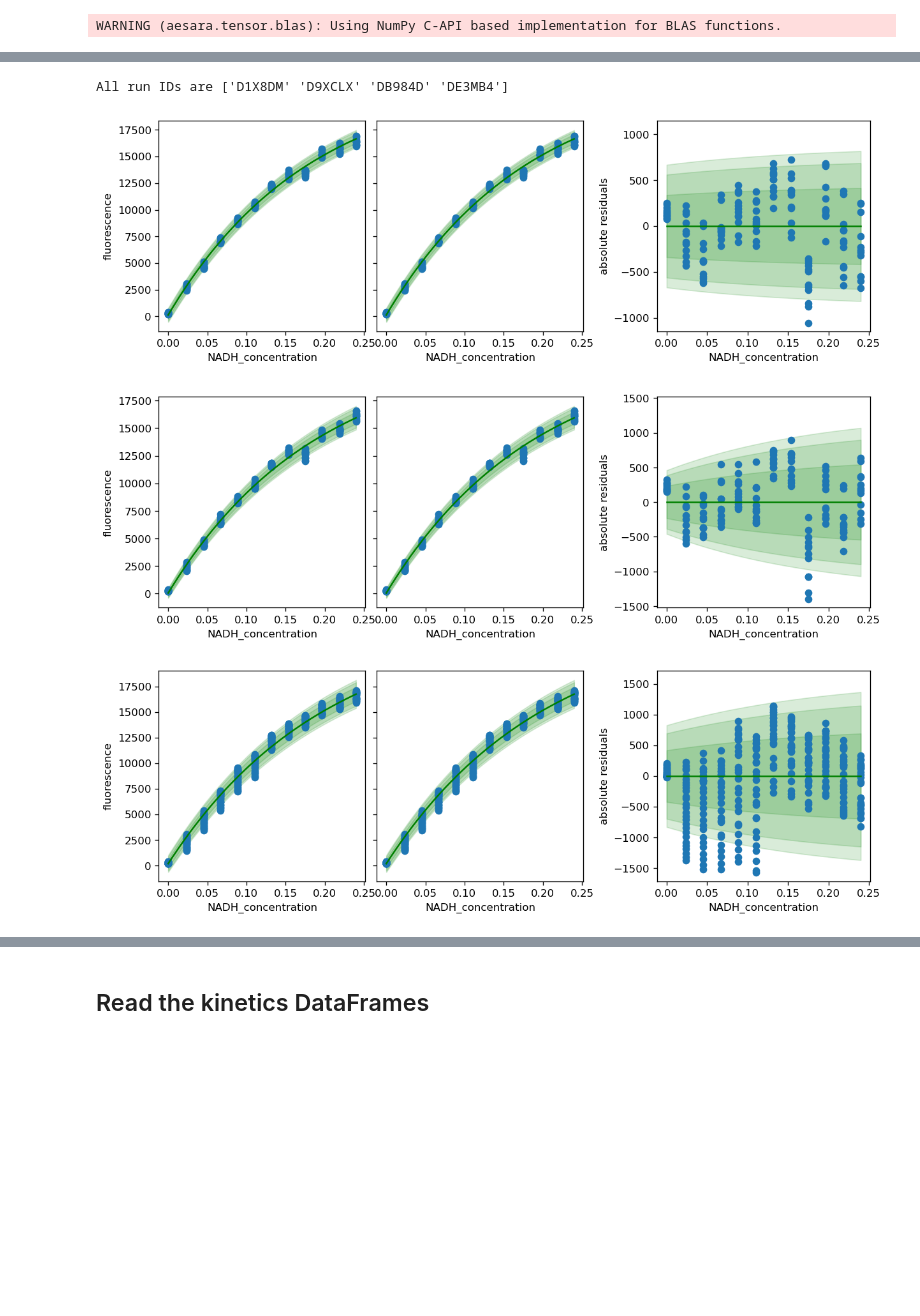
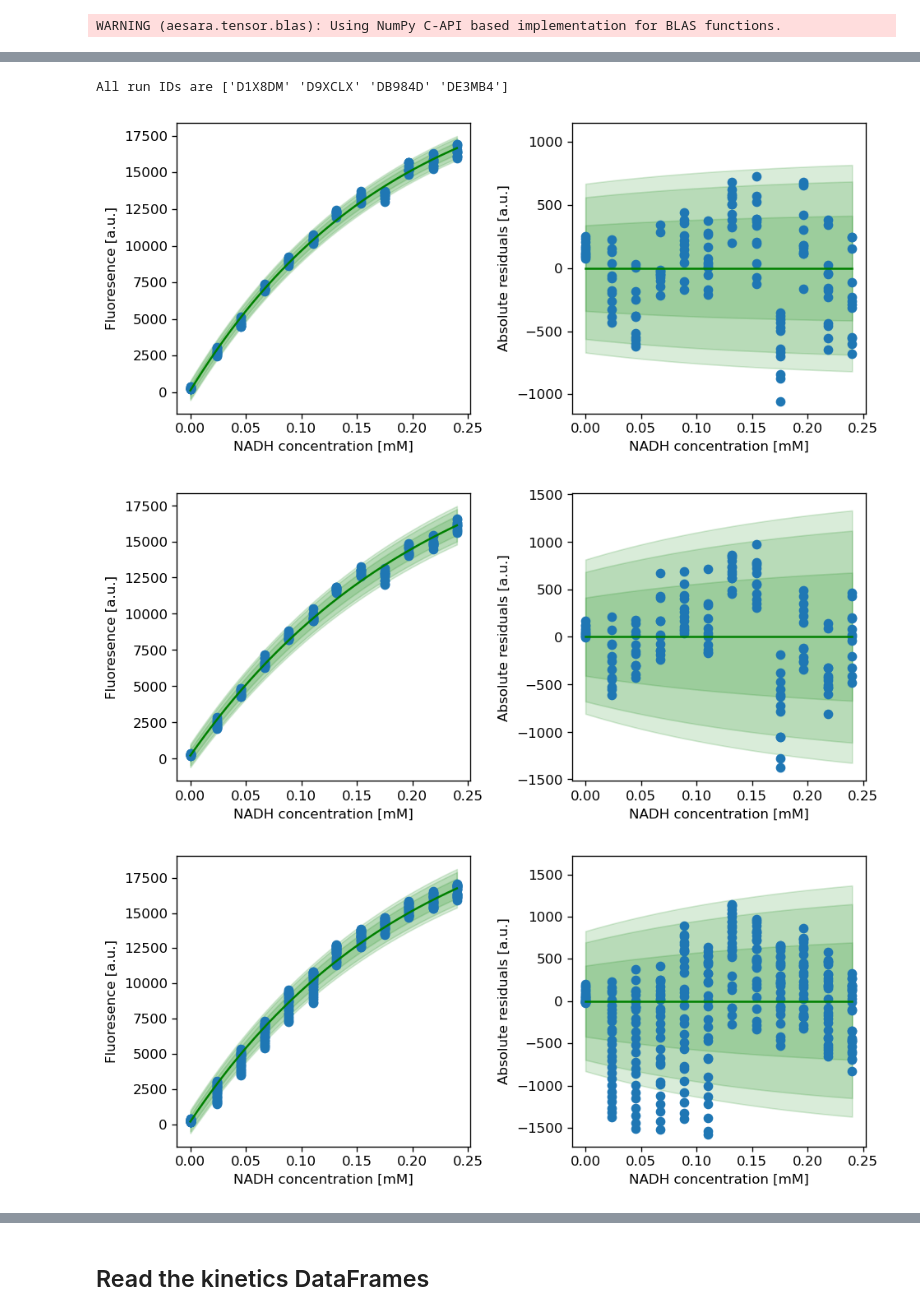
Before and after one commit to JuBiotech/Supplement-to-Helleckes-Kuesters-et-al.-2023, a Jupyter notebook: notebooks/PublicationPlots.ipynb, the cells around one changed output, grey strips where cells are left out. Drawn from its saved outputs; the diff is of its cells as text; code cells hidden in the pictures; blank space fills up the shorter version.

Commit message:
Update publication plot (Figure 5) and correct cmodel plots

```diff
--- a/notebooks/PublicationPlots.ipynb
+++ b/notebooks/PublicationPlots.ipynb
@@ -52,16 +48,23 @@ runinfo_df
 # %%
 run_list = runinfo_df["run_id-Assay"].values
 resultpaths = [rf"Results\{run}" for run in run_list]
 print(f"All run IDs are {run_list}")
 cmodels = [
     catibts.NADHFluorescenceModel.load(rf"{r_path}\{run}_cm_nadh.json")
     for r_path, run in zip(resultpaths, run_list)
 ]
 for cm_nadh in cmodels:
-    fig, axs = calibr8.plot_model(cm_nadh)
+    fig, axs = pyplot.subplots(figsize=(12, 3.65), dpi=120, ncols=3)
+    calibr8.plot_model(cm_nadh, axs=[axs[0], axs[2], axs[1]], fig=fig)
+    axs[2].remove()
+    for ax in axs:
+        ax.set_xlabel("NADH concentration [mM]")
+    axs[0].set_ylabel("Fluoresence [a.u.]")
+    axs[1].set_ylabel("Absolute residuals [a.u.]")
+    pyplot.tight_layout()
     pyplot.show()
 # %% [output]
 All run IDs are ['D1X8DM' 'D9XCLX' 'DB984D' 'DE3MB4']
-[figure, old version]
+[figure, new version]
-[figure, old version]
+[figure, new version]
-[figure, old version]
+[figure, new version]
```
Also changed, not shown: parts of 3 cells of this notebook, 3 other files.
